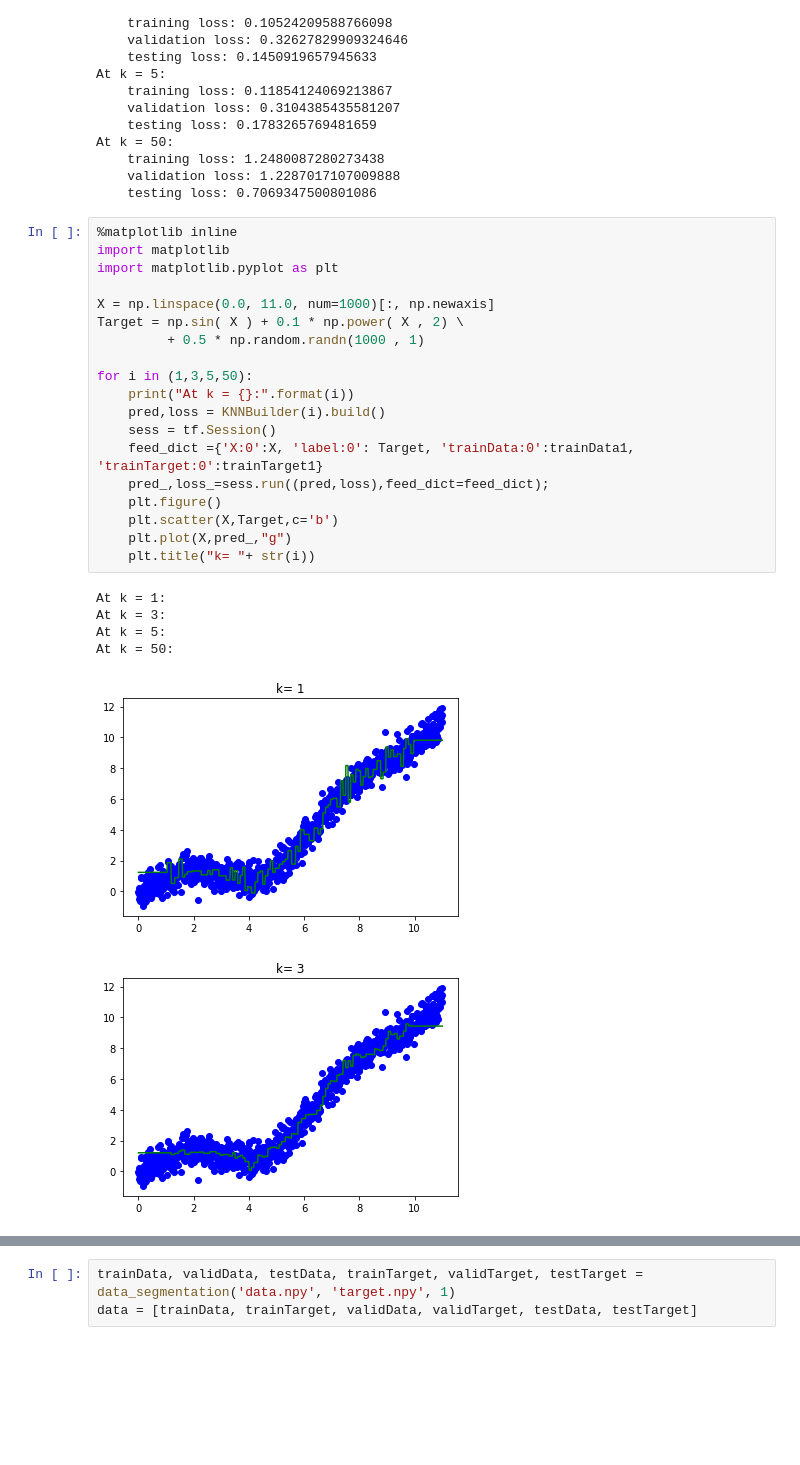
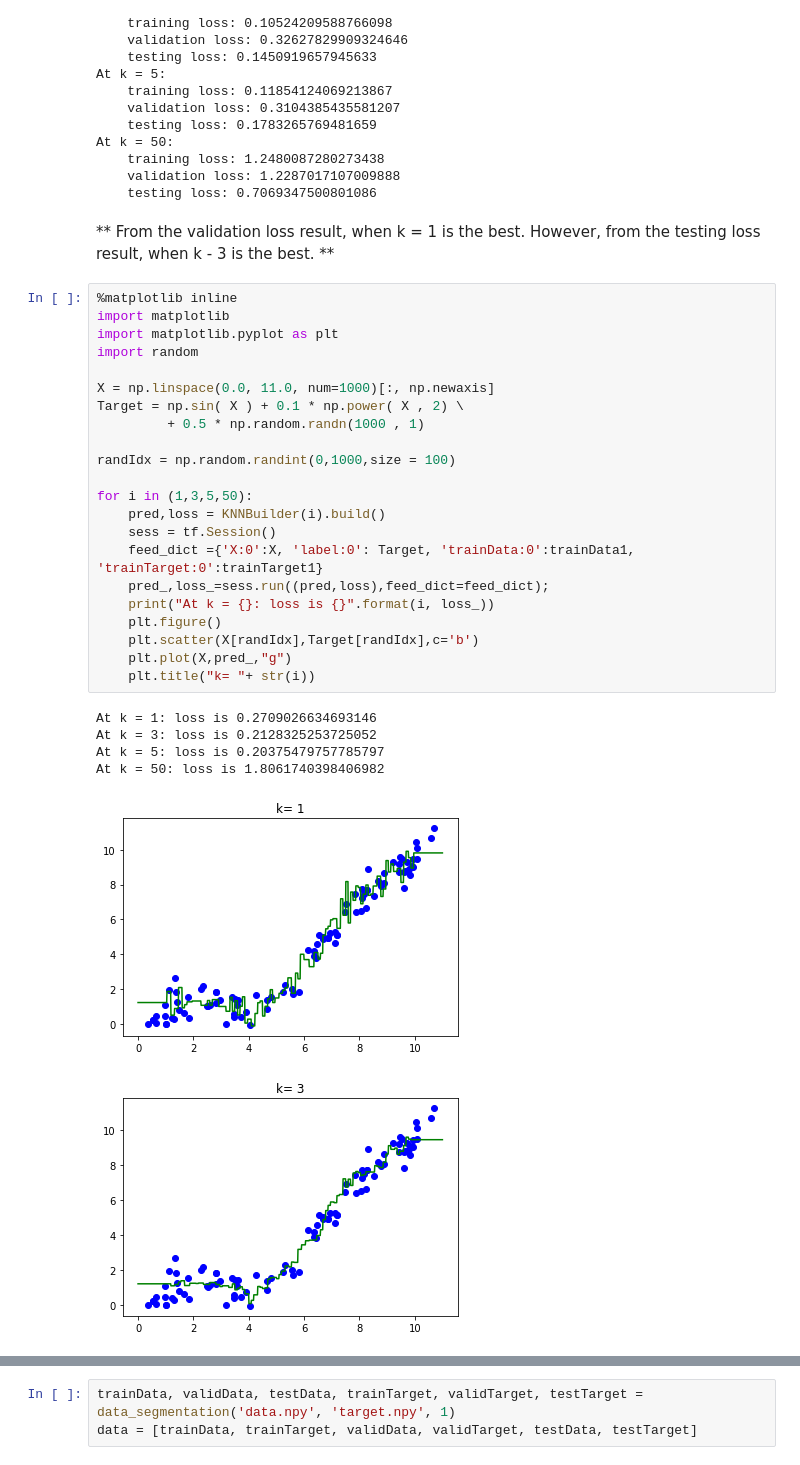
Before and after one commit to heherbertzhang/Machine-Learning-ECE521, a Jupyter notebook: Assignment 1/knn_lab.ipynb, the cells around one changed output, grey strips where cells are left out. Saved outputs shown, nothing was run; the diff lists cells and outputs as text; blank space fills up the shorter version.

Commit message:
graphes done

```diff
--- a/Assignment 1/knn_lab.ipynb
+++ b/Assignment 1/knn_lab.ipynb
@@ -104,29 +108,34 @@ At k = 50:
     training loss: 1.2480087280273438
     validation loss: 1.2287017107009888
     testing loss: 0.7069347500801086
+# %% [markdown]
+** From the validation loss result, when k = 1 is the best. However, from the testing loss result, when k - 3 is the best. **
 # %%
 %matplotlib inline
 import matplotlib
 import matplotlib.pyplot as plt
+import random
 
 X = np.linspace(0.0, 11.0, num=1000)[:, np.newaxis]
 Target = np.sin( X ) + 0.1 * np.power( X , 2) \
          + 0.5 * np.random.randn(1000 , 1)
 
+randIdx = np.random.randint(0,1000,size = 100)
+
 for i in (1,3,5,50):
-    print("At k = {}:".format(i))
     pred,loss = KNNBuilder(i).build()
     sess = tf.Session()
     feed_dict ={'X:0':X, 'label:0': Target, 'trainData:0':trainData1, 'trainTarget:0':trainTarget1}
     pred_,loss_=sess.run((pred,loss),feed_dict=feed_dict);
+    print("At k = {}: loss is {}".format(i, loss_))
     plt.figure()
-    plt.scatter(X,Target,c='b')
+    plt.scatter(X[randIdx],Target[randIdx],c='b')
     plt.plot(X,pred_,"g")
     plt.title("k= "+ str(i))
 # %% [output]
-At k = 1:
-At k = 3:
-At k = 5:
-At k = 50:
+At k = 1: loss is 0.2709026634693146
+At k = 3: loss is 0.2128325253725052
+At k = 5: loss is 0.20375479757785797
+At k = 50: loss is 1.8061740398406982
-[figure, old version]
+[figure, new version]
-[figure, old version]
+[figure, new version]
```
Also changed, not shown: parts of 7 cells of this notebook.
